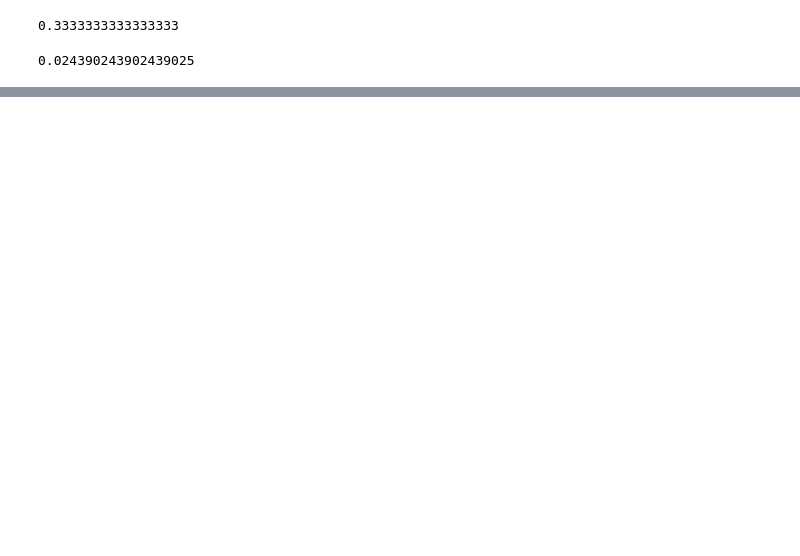
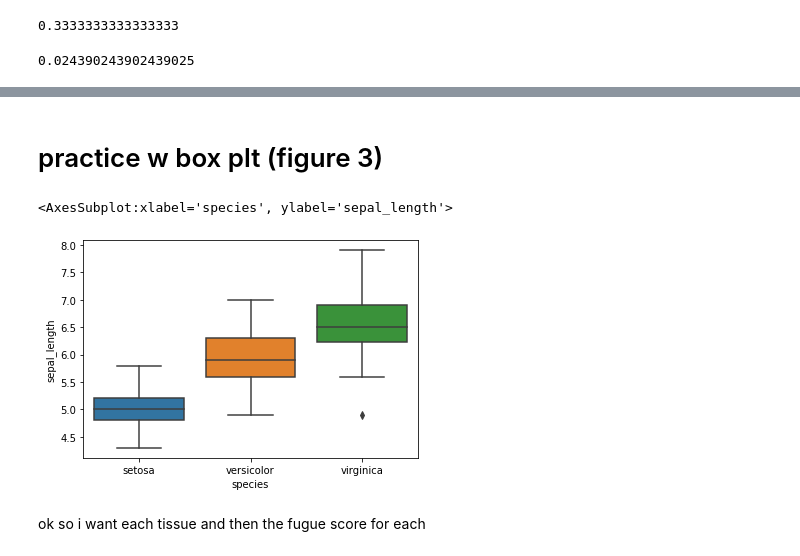
Before and after one commit to valtado1/compbio_sem_project, a Jupyter notebook: results/first_go_compbio_project_scratch.ipynb, the cells around one changed output, grey strips where cells are left out. Saved outputs shown, nothing was run; the diff lists cells and outputs as text; code cells hidden in the pictures; blank space fills up the shorter version.

```diff
--- a/results/first_go_compbio_project_scratch.ipynb
+++ b/results/first_go_compbio_project_scratch.ipynb
@@ -393,0 +685,12 @@ jaccard_set(Stomach, Brain)
+# %% [markdown]
+# practice w box plt (figure 3)
+# %%
+import seaborn as sns
+df = sns.load_dataset('iris')
+
+sns.boxplot( x=df["species"], y=df["sepal_length"] )
+# %% [output]
+<AxesSubplot:xlabel='species', ylabel='sepal_length'>
+[figure, added]
+# %% [markdown]
+ok so i want each tissue and then the fugue score for each
```
Also changed, not shown: parts of 58 cells of this notebook, 5 other files.
